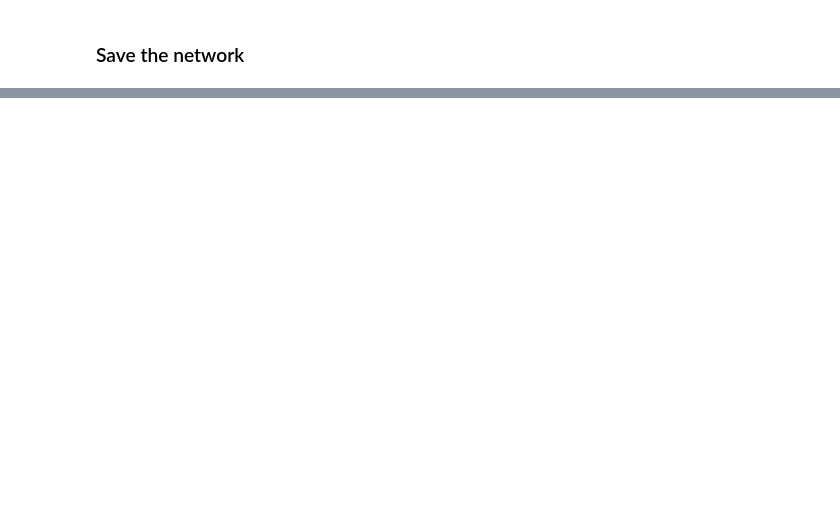
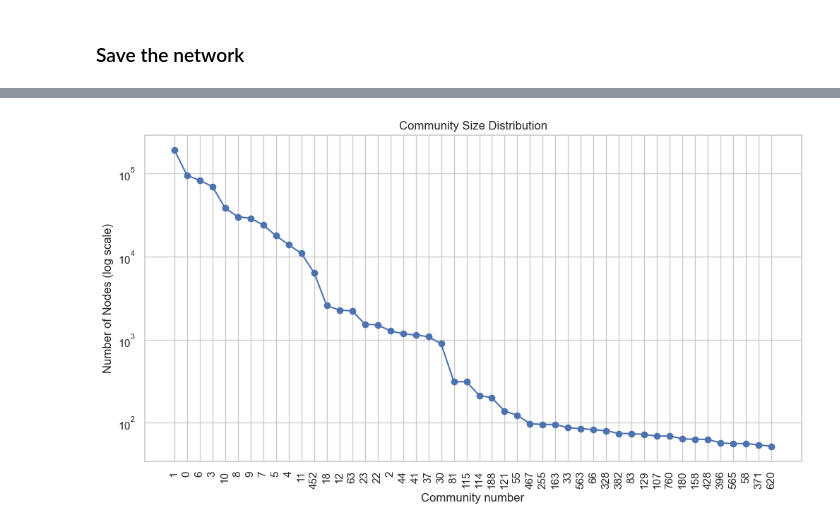
Before and after one commit to samirmehd1yev/friendfeed_project, a Jupyter notebook: 4. community_detection.ipynb, the cells around one changed output, grey strips where cells are left out. Saved outputs shown, nothing was run; the diff lists cells and outputs as text; code cells hidden in the pictures; blank space fills up the shorter version.

```diff
--- a/4. community_detection.ipynb
+++ b/4. community_detection.ipynb
@@ -421,0 +423,5 @@ gc.collect()
+# %%
+%%time
+# Step 1: Apply the Louvain method
+G_undirected = G.to_undirected()
+partition = community_louvain.best_partition(G_undirected)
@@ -469,0 +488,23 @@ Edge from spaceastronautics to draven666 has attributes: {'relationship': 'subs'
+# %%
+# Calculate size of each community
+community_sizes = pd.Series(list(partition.values())).value_counts()
+
+# Filter out communities with more than 100 users
+community_sizes = community_sizes[community_sizes > 50]
+
+# Plot the distribution as a line plot
+plt.figure(figsize=(12, 6))
+plt.plot(community_sizes.values, marker='o', linestyle='-', color='b')
+plt.title('Community Size Distribution')
+plt.xlabel('Community number')
+plt.ylabel('Number of Nodes (log scale)')
+
+# Set the y-axis to a logarithmic scale
+plt.yscale('log')
+
+# Customize x-axis to show every community (community ID as the label)
+plt.xticks(ticks=range(len(community_sizes)), labels=community_sizes.index, rotation=90)
+
+plt.show()
+# %% [output]
+[figure, added]
```
Also changed, not shown: parts of 30 cells of this notebook, 2 other files.
